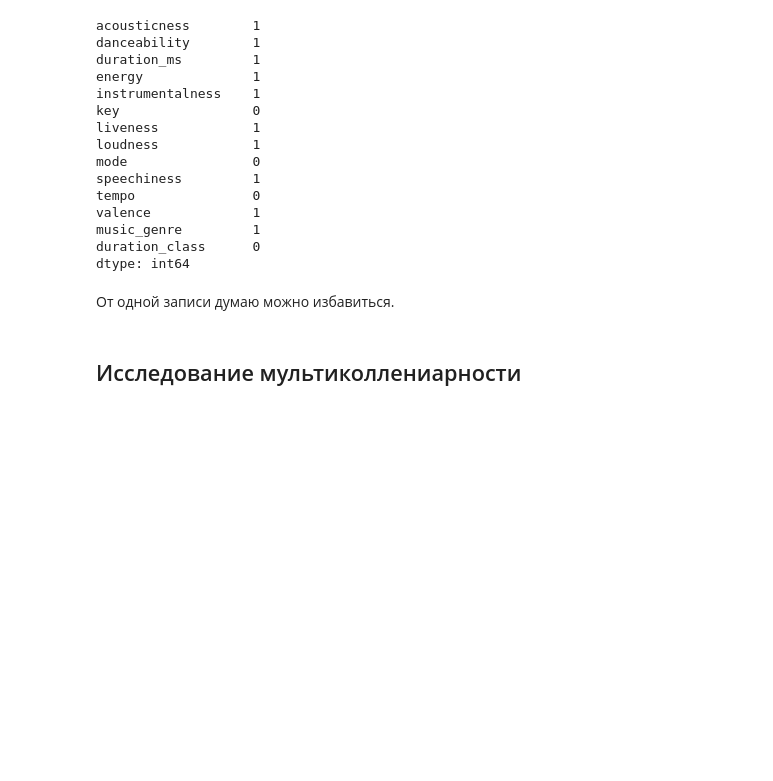
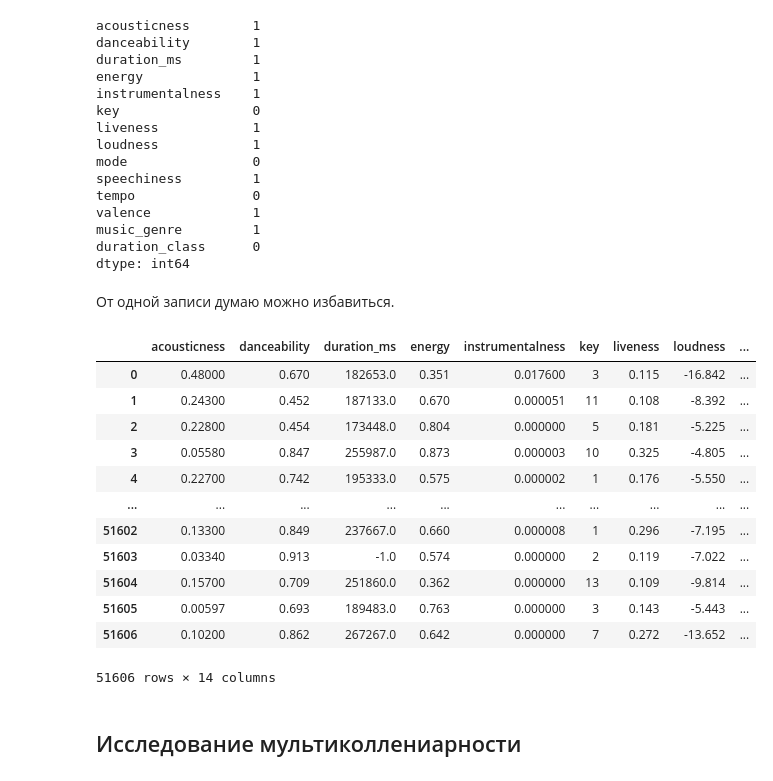
Before and after one commit to SergeyDolin/Music_genre_classification, a Jupyter notebook: Genre_classifier.ipynb, the cells around one changed output. Cells and saved outputs as stored; diff of their text form; code cells hidden in the pictures; blank space fills up the shorter version.

```diff
--- a/Genre_classifier.ipynb
+++ b/Genre_classifier.ipynb
@@ -689,6 +655,23 @@ dtype: int64
 От одной записи думаю можно избавиться.
 # %%
 train_data = train_data.dropna()
+# %%
+train_data.to_csv('train.csv', index=False)
+train_data
+# %% [output]
+|  | acousticness | danceability | duration_ms | energy | instrumentalness | key | liveness | loudness | ... |
+| 0 | 0.48000 | 0.670 | 182653.0 | 0.351 | 0.017600 | 3 | 0.115 | -16.842 | ... |
+| 1 | 0.24300 | 0.452 | 187133.0 | 0.670 | 0.000051 | 11 | 0.108 | -8.392 | ... |
+| 2 | 0.22800 | 0.454 | 173448.0 | 0.804 | 0.000000 | 5 | 0.181 | -5.225 | ... |
+| 3 | 0.05580 | 0.847 | 255987.0 | 0.873 | 0.000003 | 10 | 0.325 | -4.805 | ... |
+| 4 | 0.22700 | 0.742 | 195333.0 | 0.575 | 0.000002 | 1 | 0.176 | -5.550 | ... |
+| ... | ... | ... | ... | ... | ... | ... | ... | ... | ... |
+| 51602 | 0.13300 | 0.849 | 237667.0 | 0.660 | 0.000008 | 1 | 0.296 | -7.195 | ... |
+| 51603 | 0.03340 | 0.913 | -1.0 | 0.574 | 0.000000 | 2 | 0.119 | -7.022 | ... |
+| 51604 | 0.15700 | 0.709 | 251860.0 | 0.362 | 0.000000 | 13 | 0.109 | -9.814 | ... |
+| 51605 | 0.00597 | 0.693 | 189483.0 | 0.763 | 0.000000 | 3 | 0.143 | -5.443 | ... |
+| 51606 | 0.10200 | 0.862 | 267267.0 | 0.642 | 0.000000 | 7 | 0.272 | -13.652 | ... |
+51606 rows × 14 columns
 # %% [markdown]
 ## Исследование мультиколлениарности
 # %% [markdown]
```
Also changed, not shown: parts of 14 cells of this notebook, 8 other files.
